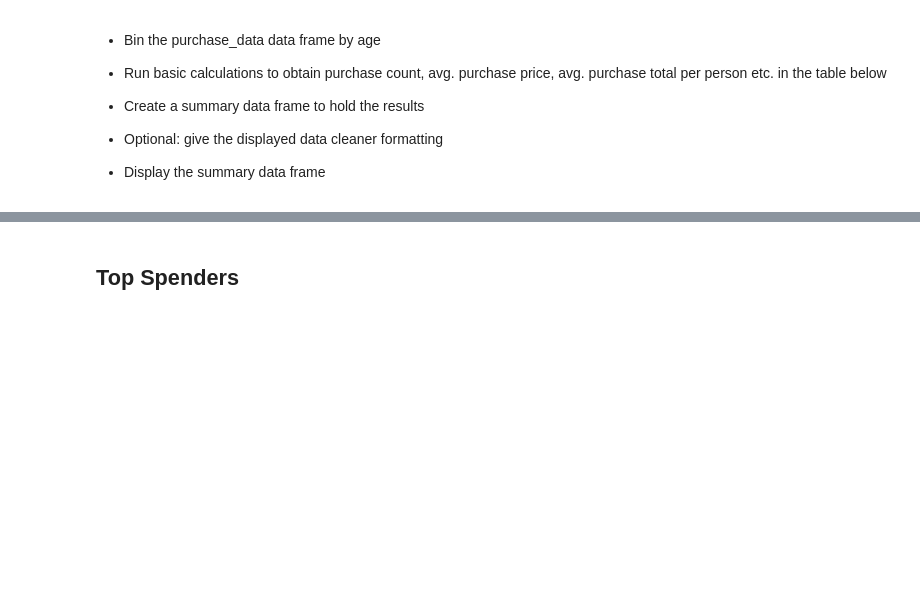
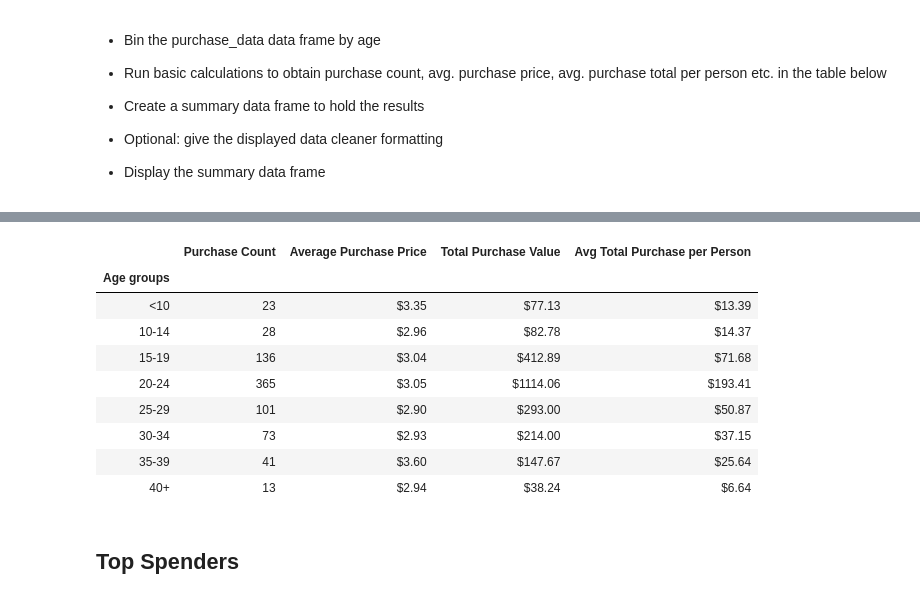
Before and after one commit to jbell69/pandas-challenge, a Jupyter notebook: HeroesOfPymoli/HeroesOfPymoli_starter.ipynb, the cells around one changed output, grey strips where cells are left out. Drawn from its saved outputs; the diff is of its cells as text; code cells hidden in the pictures; blank space fills up the shorter version.

```diff
--- a/HeroesOfPymoli/HeroesOfPymoli_starter.ipynb
+++ b/HeroesOfPymoli/HeroesOfPymoli_starter.ipynb
@@ -231,3 +224,44 @@ purchase_data_df_age.min()
+# %%
+bins = [0, 9, 14, 19, 24, 29, 34, 39, 100]
+
+Group_names = ["<10","10-14", "15-19", "20-24", "25-29", "30-34", "35-39", "40+"]
+
+purchase_data_df["Age groups"] = pd.cut(purchase_data_df["Age"], bins, labels=Group_names)
+purchase_data_df_age = purchase_data_df.groupby("Age groups")
+
+total_purchases_age_count = purchase_data_df_age['Age'].size()
+total_purchases_age_count
+
+average_purchases_age_count = purchase_data_df_age['Price'].mean().round(2)
+average_purchases_age_count
+
+total_revenue_age_count = purchase_data_df_age['Price'].sum()
+total_revenue_age_count
+
+Total_revenue_per_player_age_count = (total_revenue_age_count/[len(purchase_data_df_age['SN'].value_counts())])*100
+Total_revenue_per_player_age_count
+
+summary_df_age_count = pd.DataFrame({"Purchase Count" : total_purchases_age_count,
+                               "Average Purchase Price" : average_purchases_age_count,
+                               "Total Purchase Value" : total_revenue_age_count,
+                               "Avg Total Purchase per Person" : Total_revenue_per_player_age_count})
+
+summary_df_age_count["Average Purchase Price"] = summary_df_age_count["Average Purchase Price"].map(dollars)
+summary_df_age_count["Total Purchase Value"] = summary_df_age_count["Total Purchase Value"].map(dollars)
+summary_df_age_count["Avg Total Purchase per Person"] = summary_df_age_count["Avg Total Purchase per Person"].map(dollars)
+
+summary_df_age_count
+# %% [output]
+|  | Purchase Count | Average Purchase Price | Total Purchase Value | Avg Total Purchase per Person |
+| Age groups |  |  |  |  |
+| <10 | 23 | $3.35 | $77.13 | $13.39 |
+| 10-14 | 28 | $2.96 | $82.78 | $14.37 |
+| 15-19 | 136 | $3.04 | $412.89 | $71.68 |
+| 20-24 | 365 | $3.05 | $1114.06 | $193.41 |
+| 25-29 | 101 | $2.90 | $293.00 | $50.87 |
+| 30-34 | 73 | $2.93 | $214.00 | $37.15 |
+| 35-39 | 41 | $3.60 | $147.67 | $25.64 |
+| 40+ | 13 | $2.94 | $38.24 | $6.64 |
 # %% [markdown]
 ## Top Spenders
 # %% [markdown]
```
Also changed, not shown: parts of 3 cells of this notebook.
